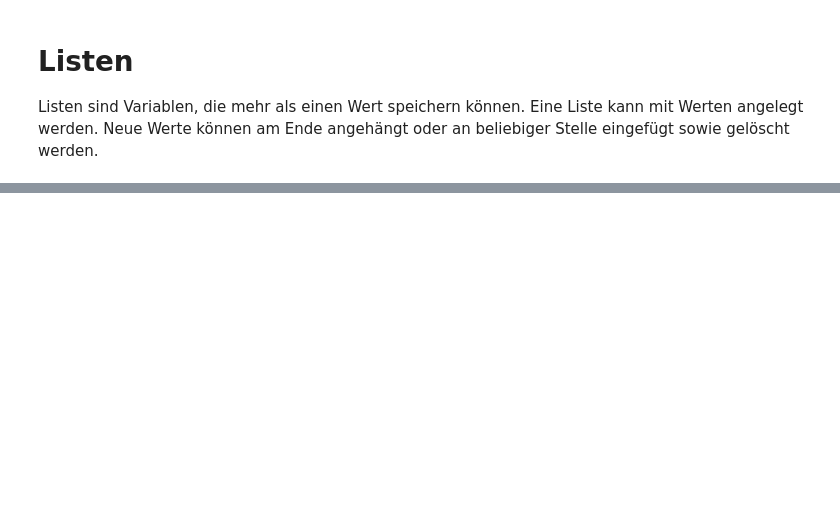
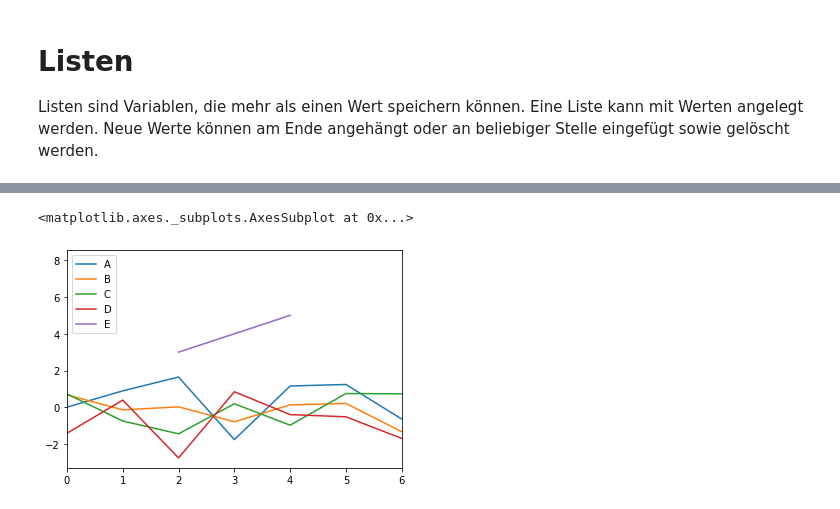
Before and after one commit to ditomax/mlwifianwender, a Jupyter notebook: 01 Anwendungsbeispiel Basic Python.ipynb, the cells around one changed output, grey strips where cells are left out. Drawn from its saved outputs; the diff is of its cells as text; code cells hidden in the pictures; blank space fills up the shorter version.

```diff
--- a/01 Anwendungsbeispiel Basic Python.ipynb
+++ b/01 Anwendungsbeispiel Basic Python.ipynb
@@ -179,0 +155,4 @@ print(x)
+# %%
+# Anlegen einer Serie
+s = pd.Series([1, np.nan, 3, 4, 5, np.nan, 8])
+print(s)
@@ -179,0 +168,4 @@ print(x)
+# %%
+# Anlegen eines DataFrame mit 4 Features
+df = pd.DataFrame(np.random.randn(7, 4), columns=['A','B','C','D'])
+print(df)
@@ -179,0 +228,4 @@ print(x)
+# %%
+# Zufügen einer Serie als neues Feature
+df['E'] = s
+df.head()
@@ -179,0 +239,6 @@ print(x)
+# %%
+# Anzeige als Graph
+df.plot()
+# %% [output]
+<matplotlib.axes._subplots.AxesSubplot at 0x...>
+[figure, added]
```
Also changed, not shown: parts of 34 cells of this notebook.
